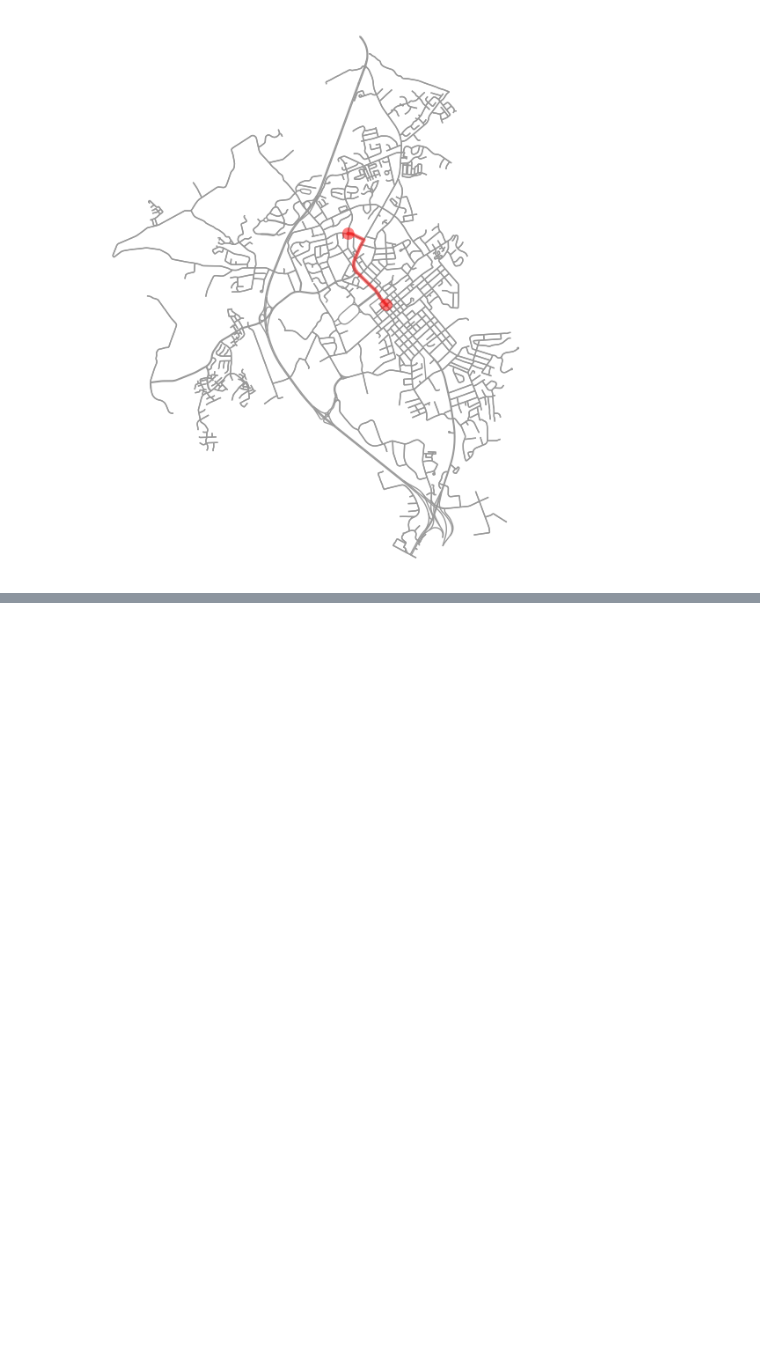
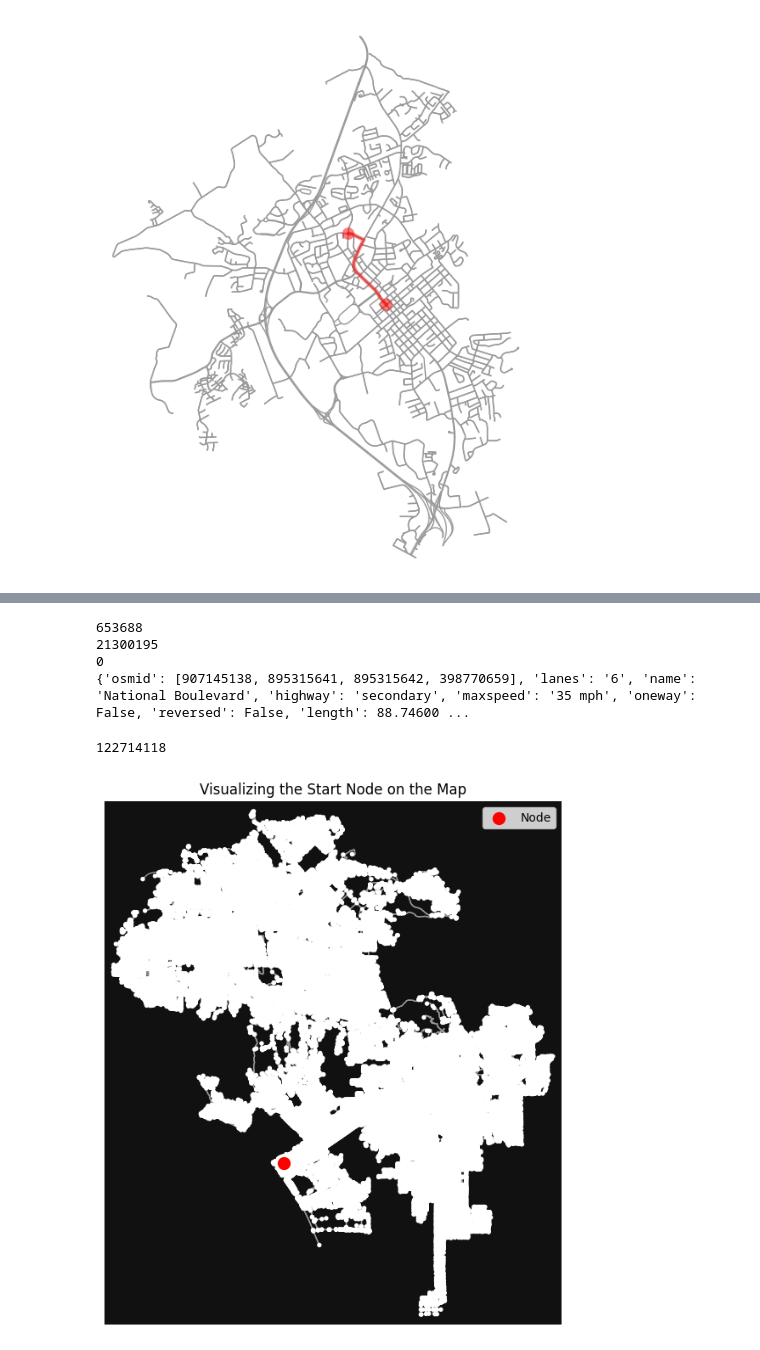
Before and after one commit to Sathyanarayanan-ops/map_engine, a Jupyter notebook: src/utils/experiment_with_map.ipynb, the cells around one changed output, grey strips where cells are left out. Cells and saved outputs as stored; diff of their text form; code cells hidden in the pictures; blank space fills up the shorter version.

```diff
--- a/src/utils/experiment_with_map.ipynb
+++ b/src/utils/experiment_with_map.ipynb
@@ -122,0 +176,12 @@ Shortest path: [729484671, 726782425, 726758896, 726760647, 729488774, 729488887
+# %%
+for u ,v , key , data in road_network_la.edges(keys= True, data = True):
+    print(u)
+    print(v)
+    print(key)
+    print(data)
+    break
+# %% [output]
+653688
+21300195
+0
+{'osmid': [907145138, 895315641, 895315642, 398770659], 'lanes': '6', 'name': 'National Boulevard', 'highway': 'secondary', 'maxspeed': '35 mph', 'oneway': False, 'reversed': False, 'length': 88.74600 ...
@@ -122,0 +194,22 @@ Shortest path: [729484671, 726782425, 726758896, 726760647, 729488774, 729488887
+# %%
+start_coords_la = (33.99518, -118.46849)
+
+start_node_la = ox.distance.nearest_nodes(road_network_la,X=start_coords_la[1],Y=start_coords_la[0])
+
+print(start_node_la)
+# %% [output]
+122714118
+# %%
+import matplotlib.pyplot as plt
+
+# Plot the graph
+fig, ax = ox.plot_graph(road_network_la, show=False, close=False)
+
+# Plot the specific node
+x, y = road_network_la.nodes[start_node_la]['x'], road_network_la.nodes[start_node_la]['y']
+ax.scatter(x, y, c='red', s=100, label="Node")
+plt.legend()
+plt.title("Visualizing the Start Node on the Map")
+plt.show()
+# %% [output]
+[figure, added]
```
Also changed, not shown: parts of 9 cells of this notebook.
